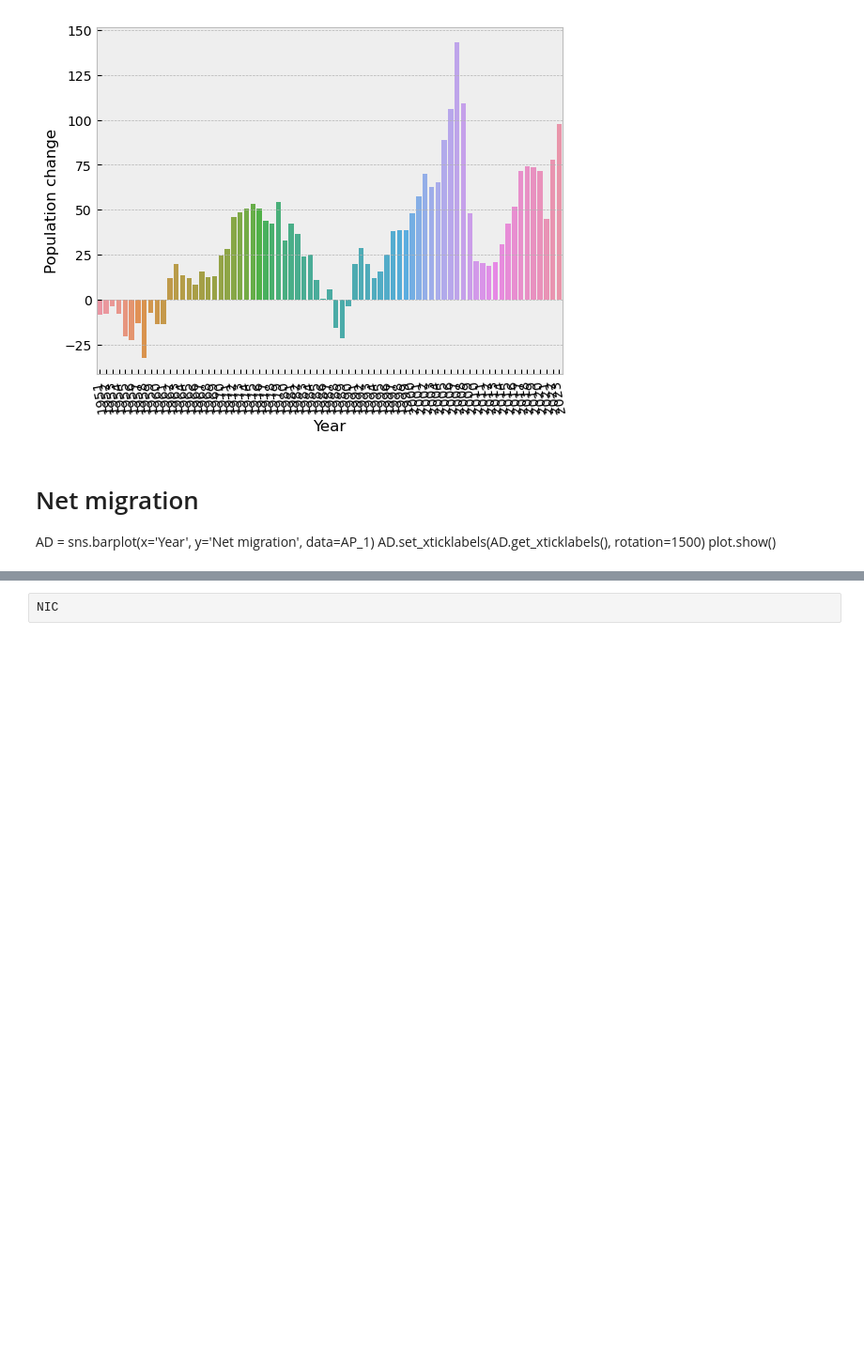
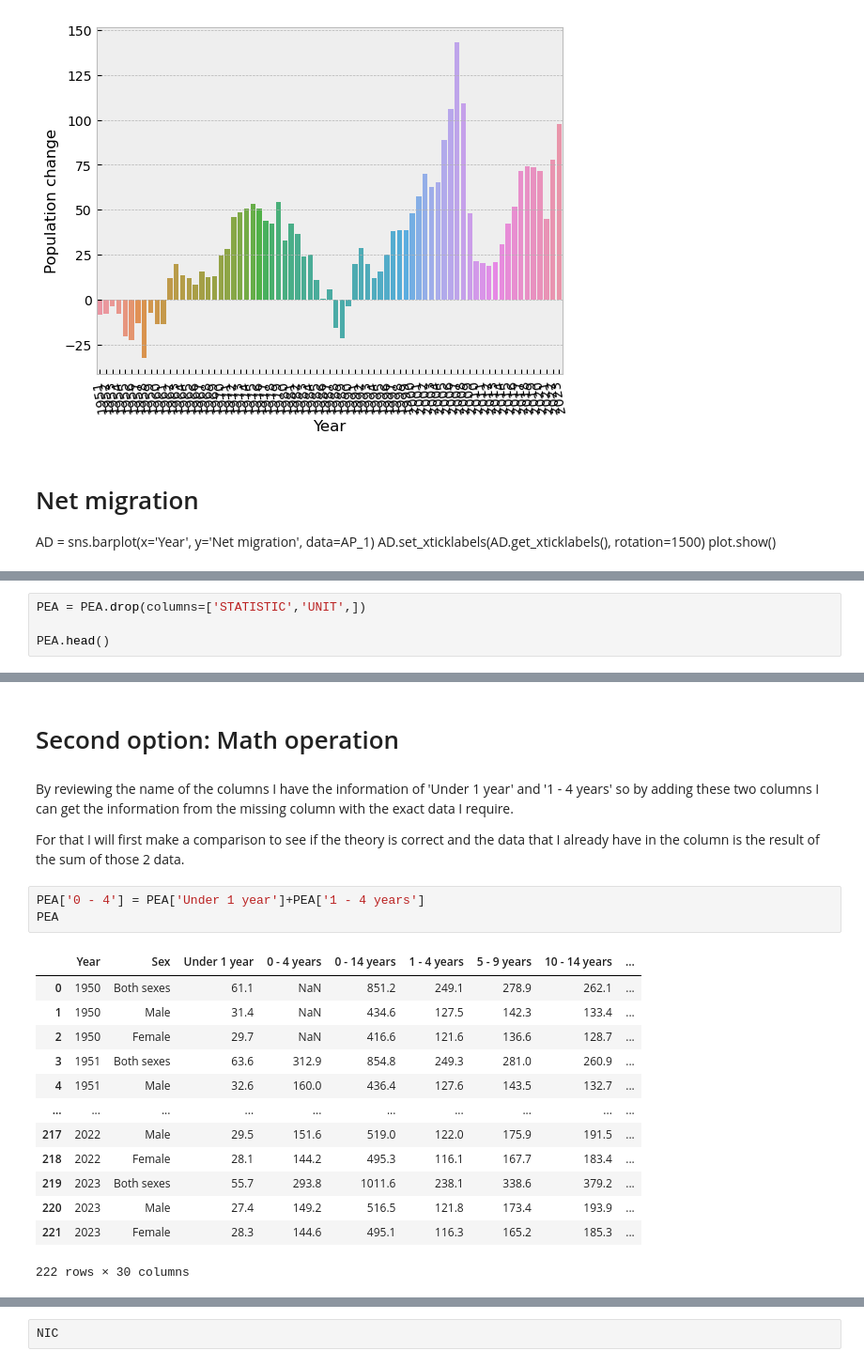
Before and after one commit to diagarmar29/Population-in-Ireland.-1st-Assesment, a Jupyter notebook: Population in Ireland.ipynb, the cells around one changed output, grey strips where cells are left out. Shown at 94% size. Saved outputs shown, nothing was run; the diff lists cells and outputs as text; blank space fills up the shorter version.

```diff
--- a/Population in Ireland.ipynb
+++ b/Population in Ireland.ipynb
@@ -283,0 +395,4 @@ Observing and describing data
+# %%
+PEA = PEA.drop(columns=['STATISTIC','UNIT',])
+
+PEA.head()
@@ -283,0 +523,23 @@ Observing and describing data
+# %% [markdown]
+# Second option: Math operation
+# %% [markdown]
+By reviewing the name of the columns I have the information of 'Under 1 year' and '1 - 4 years' so by adding these two columns I can get the information from the missing column with the exact data I require.
+
+For that I will first make a comparison to see if the theory is correct and the data that I already have in the column is the result of the sum of those 2 data.
+# %%
+PEA['0 - 4'] = PEA['Under 1 year']+PEA['1 - 4 years']
+PEA
+# %% [output]
+|  | Year | Sex | Under 1 year | 0 - 4 years | 0 - 14 years | 1 - 4 years | 5 - 9 years | 10 - 14 years | ... |
+| 0 | 1950 | Both sexes | 61.1 | NaN | 851.2 | 249.1 | 278.9 | 262.1 | ... |
+| 1 | 1950 | Male | 31.4 | NaN | 434.6 | 127.5 | 142.3 | 133.4 | ... |
+| 2 | 1950 | Female | 29.7 | NaN | 416.6 | 121.6 | 136.6 | 128.7 | ... |
+| 3 | 1951 | Both sexes | 63.6 | 312.9 | 854.8 | 249.3 | 281.0 | 260.9 | ... |
+| 4 | 1951 | Male | 32.6 | 160.0 | 436.4 | 127.6 | 143.5 | 132.7 | ... |
+| ... | ... | ... | ... | ... | ... | ... | ... | ... | ... |
+| 217 | 2022 | Male | 29.5 | 151.6 | 519.0 | 122.0 | 175.9 | 191.5 | ... |
+| 218 | 2022 | Female | 28.1 | 144.2 | 495.3 | 116.1 | 167.7 | 183.4 | ... |
+| 219 | 2023 | Both sexes | 55.7 | 293.8 | 1011.6 | 238.1 | 338.6 | 379.2 | ... |
+| 220 | 2023 | Male | 27.4 | 149.2 | 516.5 | 121.8 | 173.4 | 193.9 | ... |
+| 221 | 2023 | Female | 28.3 | 144.6 | 495.1 | 116.3 | 165.2 | 185.3 | ... |
+222 rows × 30 columns
```
Also changed, not shown: parts of 135 cells of this notebook.
